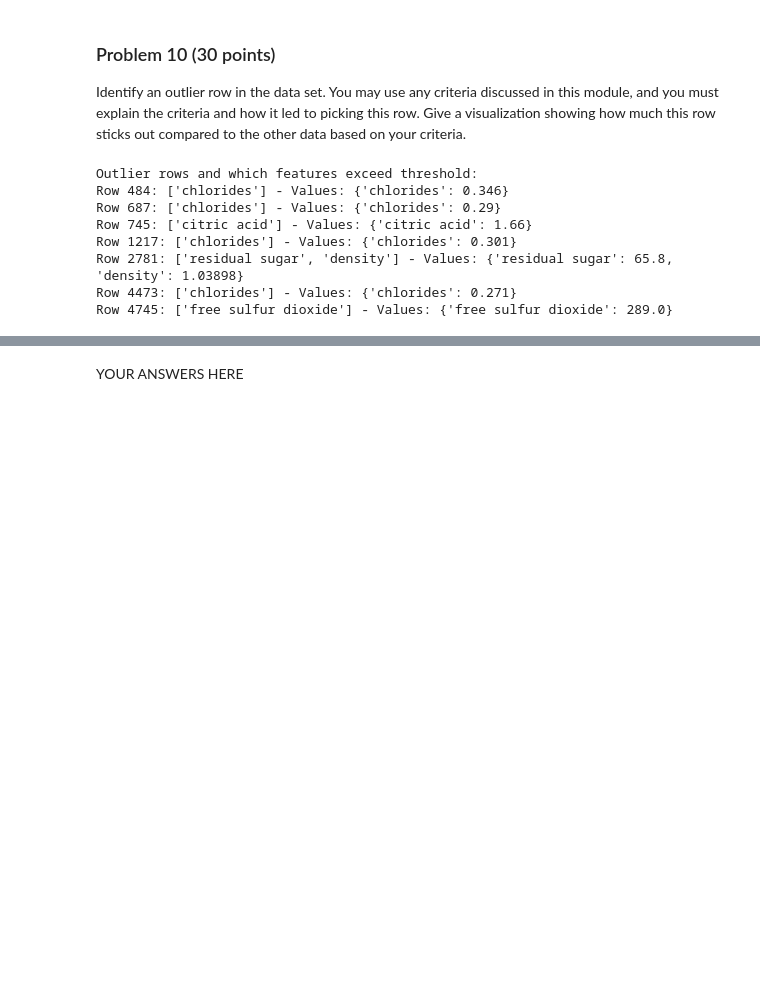
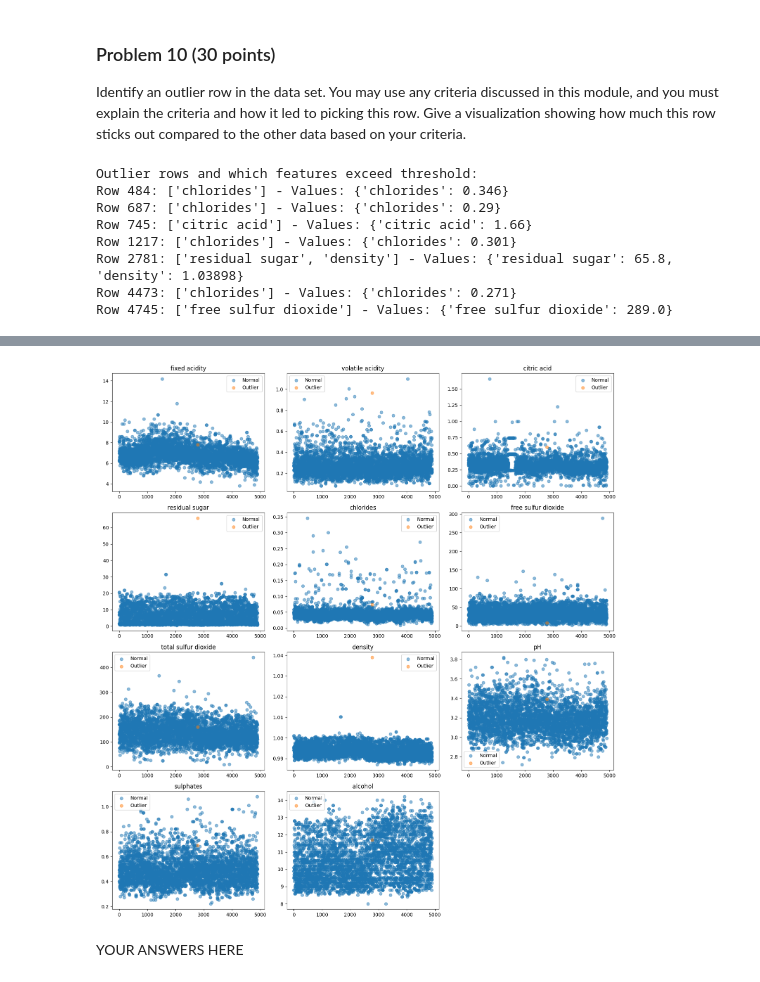
Before and after one commit to reynolkb-bu/dx601-final-project, a Jupyter notebook: project.ipynb, the cells around one changed output, grey strips where cells are left out. Drawn from its saved outputs; the diff is of its cells as text; code cells hidden in the pictures; blank space fills up the shorter version.

```diff
--- a/project.ipynb
+++ b/project.ipynb
@@ -618,2 +674,28 @@ Row 4745: ['free sulfur dioxide'] - Values: {'free sulfur dioxide': 289.0}
+# %%
+outlier_idx = 2781
+outlier_row = input_cols.loc[outlier_idx]
+input_cols_without_outlier = input_cols.drop(outlier_idx)
+
+cols = [c for c in white_wine_data.columns if c != "target"]
+n_cols = 3
+n_rows = int(np.ceil(len(cols) / n_cols))
+
+fig, axes = plt.subplots(n_rows, n_cols, figsize=(15, 4 * n_rows))
+axes = axes.flatten()
+
+for i, feature in enumerate(cols):
+    ax = axes[i]
+    ax.scatter(input_cols_without_outlier.index, input_cols_without_outlier[feature], label='Normal', alpha=0.5)
+    ax.scatter(outlier_idx, outlier_row[feature], label='Outlier', alpha=0.5)
+    ax.set_title(feature)
+    ax.legend()
+
+for j in range(i + 1, len(axes)):
+    fig.delaxes(axes[j])
+
+plt.tight_layout()
+plt.show()
+# %% [output]
+[figure, added]
 # %% [markdown]
 YOUR ANSWERS HERE
```
Also changed, not shown: parts of 7 cells of this notebook.
